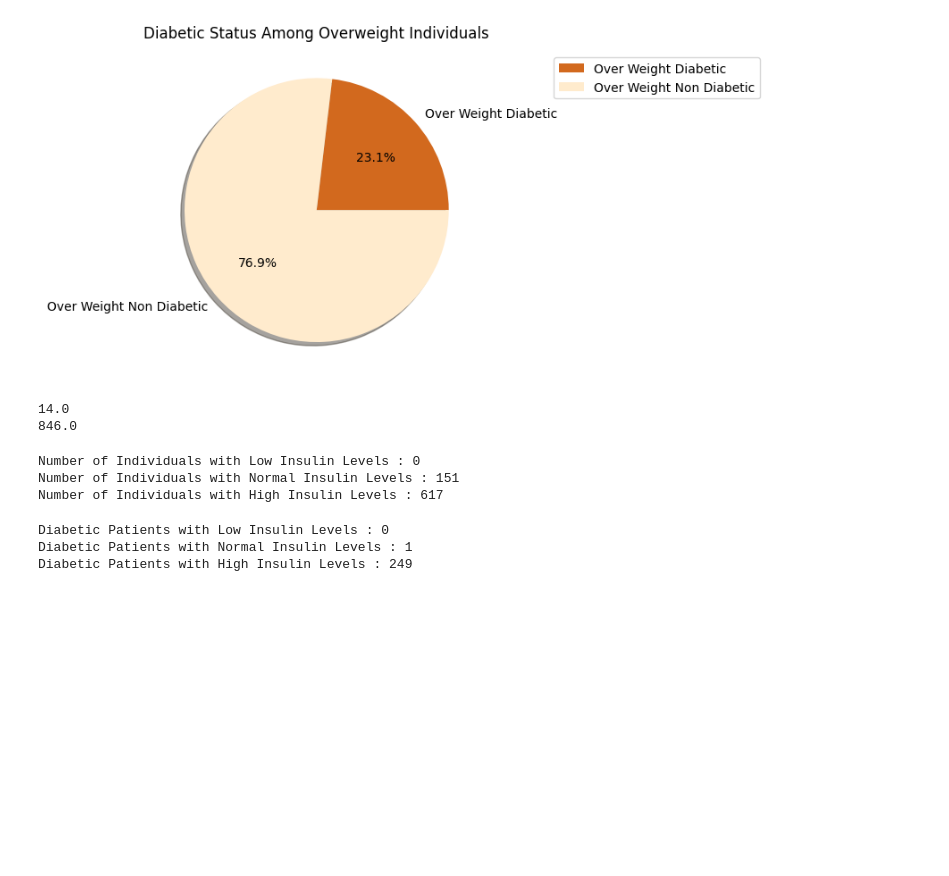
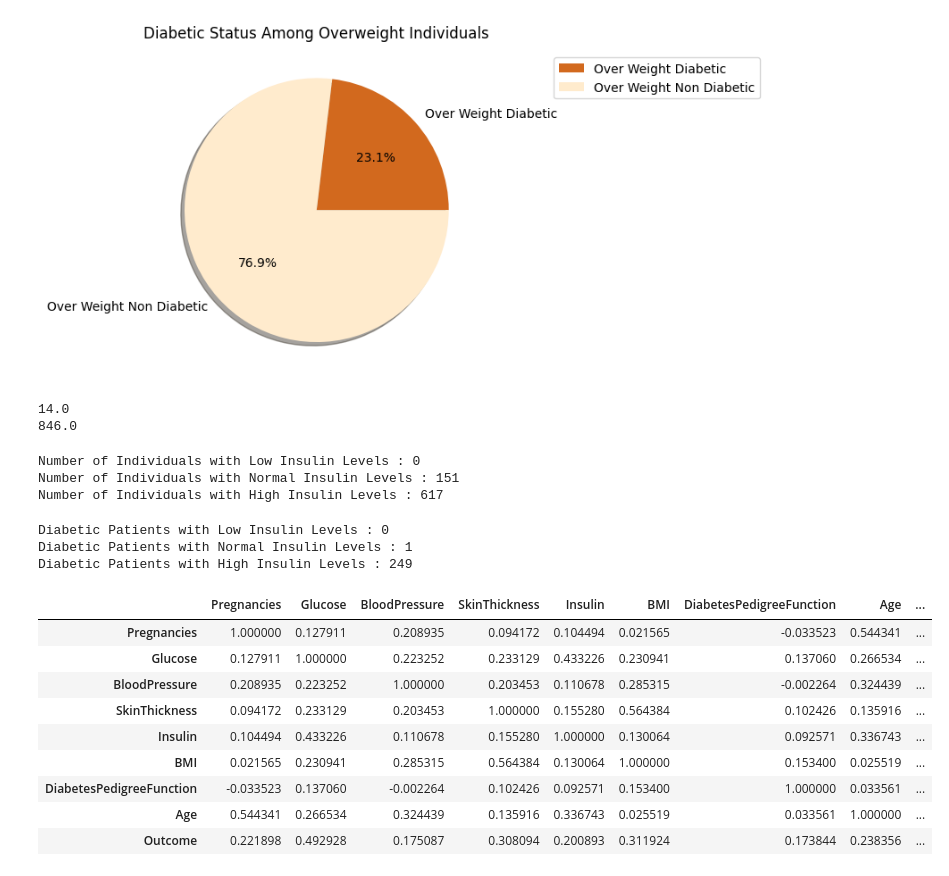
Before and after one commit to hafsatariq18/Diabetes-dataset, a Jupyter notebook: Diabetes Dataset.ipynb, the cells around one changed output. Saved outputs shown, nothing was run; the diff lists cells and outputs as text; code cells hidden in the pictures; blank space fills up the shorter version.

```diff
--- a/Diabetes Dataset.ipynb
+++ b/Diabetes Dataset.ipynb
@@ -391,3 +391,17 @@ print("Diabetic Patients with High Insulin Levels :",high_insulin_dia)
 Diabetic Patients with Low Insulin Levels : 0
 Diabetic Patients with Normal Insulin Levels : 1
 Diabetic Patients with High Insulin Levels : 249
+# %%
+correlation_matrix = df.corr()
+correlation_matrix
+# %% [output]
+|  | Pregnancies | Glucose | BloodPressure | SkinThickness | Insulin | BMI | DiabetesPedigreeFunction | Age | ... |
+| Pregnancies | 1.000000 | 0.127911 | 0.208935 | 0.094172 | 0.104494 | 0.021565 | -0.033523 | 0.544341 | ... |
+| Glucose | 0.127911 | 1.000000 | 0.223252 | 0.233129 | 0.433226 | 0.230941 | 0.137060 | 0.266534 | ... |
+| BloodPressure | 0.208935 | 0.223252 | 1.000000 | 0.203453 | 0.110678 | 0.285315 | -0.002264 | 0.324439 | ... |
+| SkinThickness | 0.094172 | 0.233129 | 0.203453 | 1.000000 | 0.155280 | 0.564384 | 0.102426 | 0.135916 | ... |
+| Insulin | 0.104494 | 0.433226 | 0.110678 | 0.155280 | 1.000000 | 0.130064 | 0.092571 | 0.336743 | ... |
+| BMI | 0.021565 | 0.230941 | 0.285315 | 0.564384 | 0.130064 | 1.000000 | 0.153400 | 0.025519 | ... |
+| DiabetesPedigreeFunction | -0.033523 | 0.137060 | -0.002264 | 0.102426 | 0.092571 | 0.153400 | 1.000000 | 0.033561 | ... |
+| Age | 0.544341 | 0.266534 | 0.324439 | 0.135916 | 0.336743 | 0.025519 | 0.033561 | 1.000000 | ... |
+| Outcome | 0.221898 | 0.492928 | 0.175087 | 0.308094 | 0.200893 | 0.311924 | 0.173844 | 0.238356 | ... |
```
Also changed, not shown: parts of 1 cell of this notebook.
